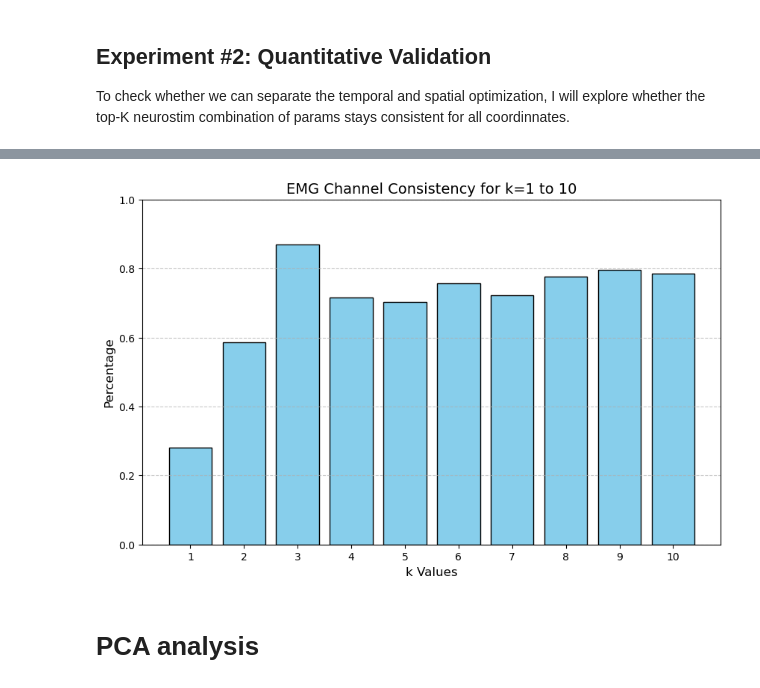
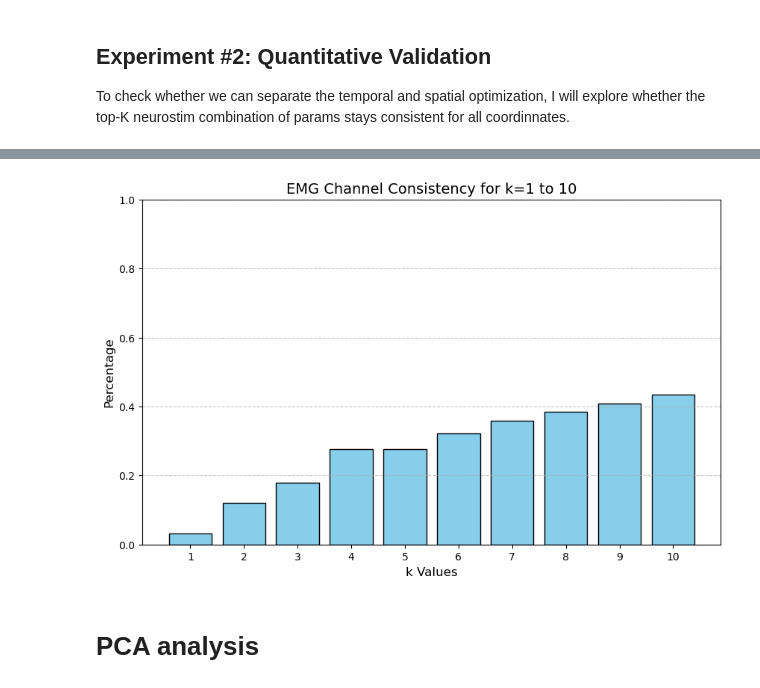
Before and after one commit to mauri9rivera/work, a Jupyter notebook: src/dev/neurostim.ipynb, the cells around one changed output, grey strips where cells are left out. Drawn from its saved outputs; the diff is of its cells as text; code cells hidden in the pictures.

```diff
--- a/src/dev/neurostim.ipynb
+++ b/src/dev/neurostim.ipynb
@@ -591,9 +789,9 @@ visualize_heatmaps(peak_map, 3, 6, 'Channel 24')
 
 To check whether we can separate the temporal and spatial optimization, I will explore whether the top-K neurostim combination of params stays consistent for all coordinnates.
 # %%
-def emg_channel_consistency(map, k, verbose=False):
+def emg_channel_consistency(emg_channel, map, k, verbose=False):
 
-    emg_map = map[EMG_CHANNEL, :, :, :, :, :]
+    emg_map = map[emg_channel, :, :, :, :, :]
 
     top_k_vals = []
     top_k_coords = []
@@ -665,22 +863,28 @@ emg_channel_consistency(peak_map, 10, verbose=False)
 # %%
 # Assuming peak_map is already defined
 k_values = range(1, 11)  # k = 1 to 10
-percentages = [emg_channel_consistency(peak_map, k) for k in k_values]
+percentages0 = [emg_channel_consistency(0, peak_map, k) for k in k_values]
+percentages1 = [emg_channel_consistency(1, peak_map, k) for k in k_values]
+percentages2 = [emg_channel_consistency(2, peak_map, k) for k in k_values]
+percentages3 = [emg_channel_consistency(3, peak_map, k) for k in k_values]
+
+final_percentage = [np.mean(values) for values in zip(percentages0, percentages1, percentages2, percentages3)]
+
 
 # Plot the bar plot
 plt.figure(figsize=(10, 6))
-plt.bar(k_values, percentages, color='skyblue', edgecolor='black')
+plt.bar(k_values, final_percentage, color='skyblue', edgecolor='black')
 plt.xlabel('k Values', fontsize=12)
 plt.ylabel('Percentage', fontsize=12)
 plt.title('EMG Channel Consistency for k=1 to 10', fontsize=14)
 plt.xticks(k_values)  # Ensure x-ticks match k values
 plt.ylim(0, 1)  # Assuming the percentage is in the range 0-100
 plt.grid(axis='y', linestyle='--', alpha=0.7)
 
 # Show the plot
 plt.show()
 # %% [output]
-[figure, old version]
+[figure, new version]
 # %% [markdown]
 # PCA analysis
 # %%
```
Also changed, not shown: parts of 42 cells of this notebook, 7 other files.
